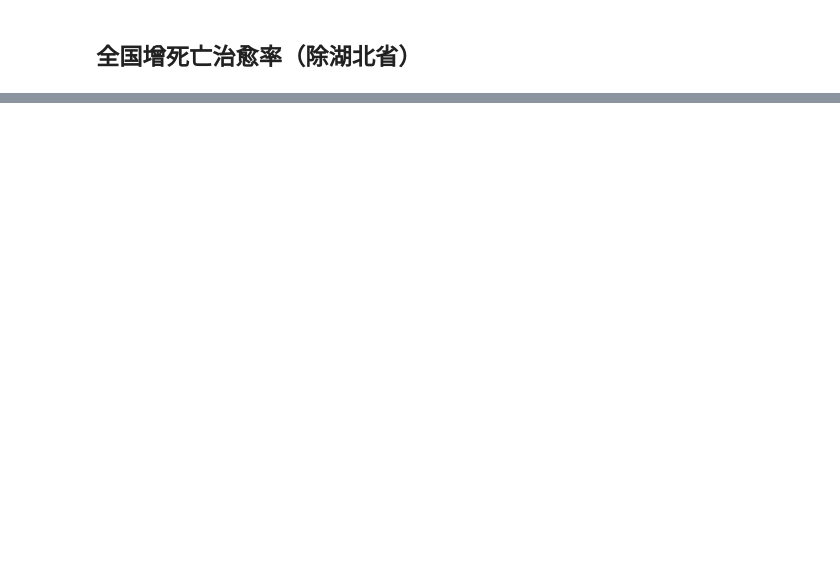
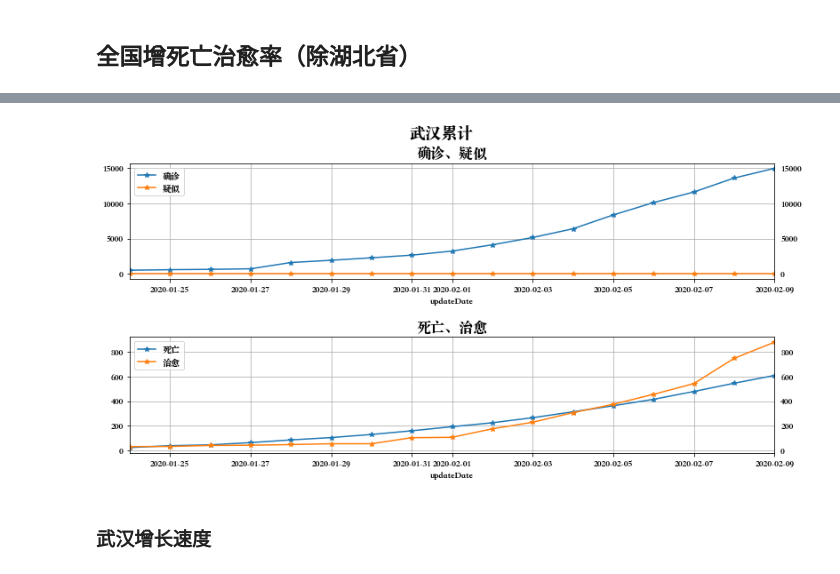
Before and after one commit to donaldwuid/py_ncov2019, a Jupyter notebook: Readme.ipynb, the cells around one changed output, grey strips where cells are left out. Saved outputs shown, nothing was run; the diff lists cells and outputs as text; code cells hidden in the pictures; blank space fills up the shorter version.

Commit message:
new data; add wuhan data

```diff
--- a/Readme.ipynb
+++ b/Readme.ipynb
@@ -155,0 +156,2 @@ figure = plot_util.plot_conf_dead_cured_ratio(white_daily_data, '全国增死亡
+# %%
+city_name = '武汉'
@@ -155,0 +162,2 @@ figure = plot_util.plot_conf_dead_cured_ratio(white_daily_data, '全国增死亡
+# %%
+raw_data = data_util.load_data()
@@ -155,0 +168,4 @@ figure = plot_util.plot_conf_dead_cured_ratio(white_daily_data, '全国增死亡
+# %%
+city_daily_data = data_util.aggregate_daily(raw_data, city_name)
+city_daily_data = data_util.calculate_dead_cured_rate(city_daily_data)
+city_daily_data.tail(5)
@@ -155,0 +179,8 @@ figure = plot_util.plot_conf_dead_cured_ratio(white_daily_data, '全国增死亡
+# %%
+figure = plot_util.plot_conf_main(city_daily_data, city_name + '累计')
+# %% [output]
+[figure, added]
+# %%
+display(Markdown('### ' + city_name + '增长速度'))
+# %% [output]
+### 武汉增长速度
```
Also changed, not shown: parts of 23 cells of this notebook, 23 other files.
